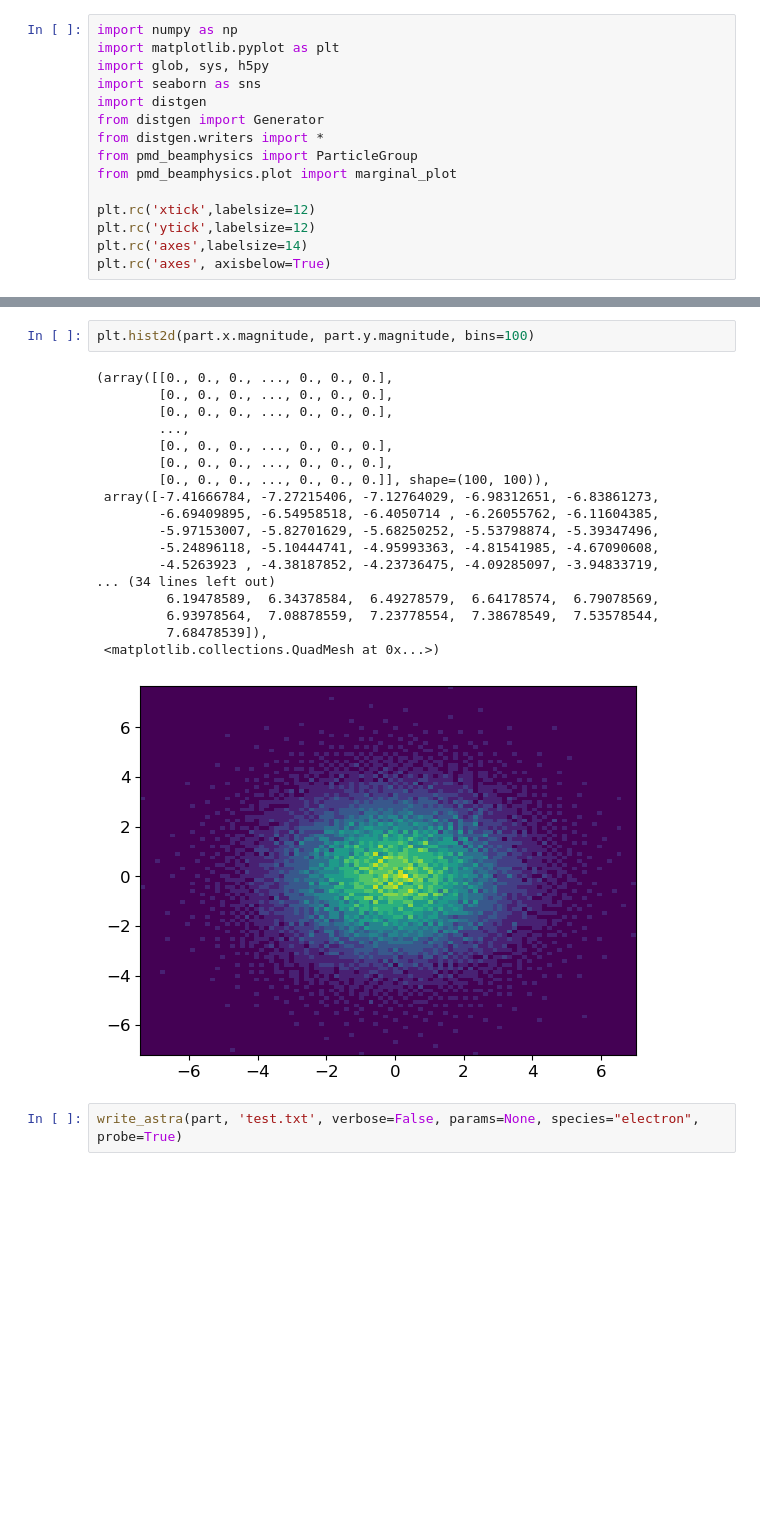
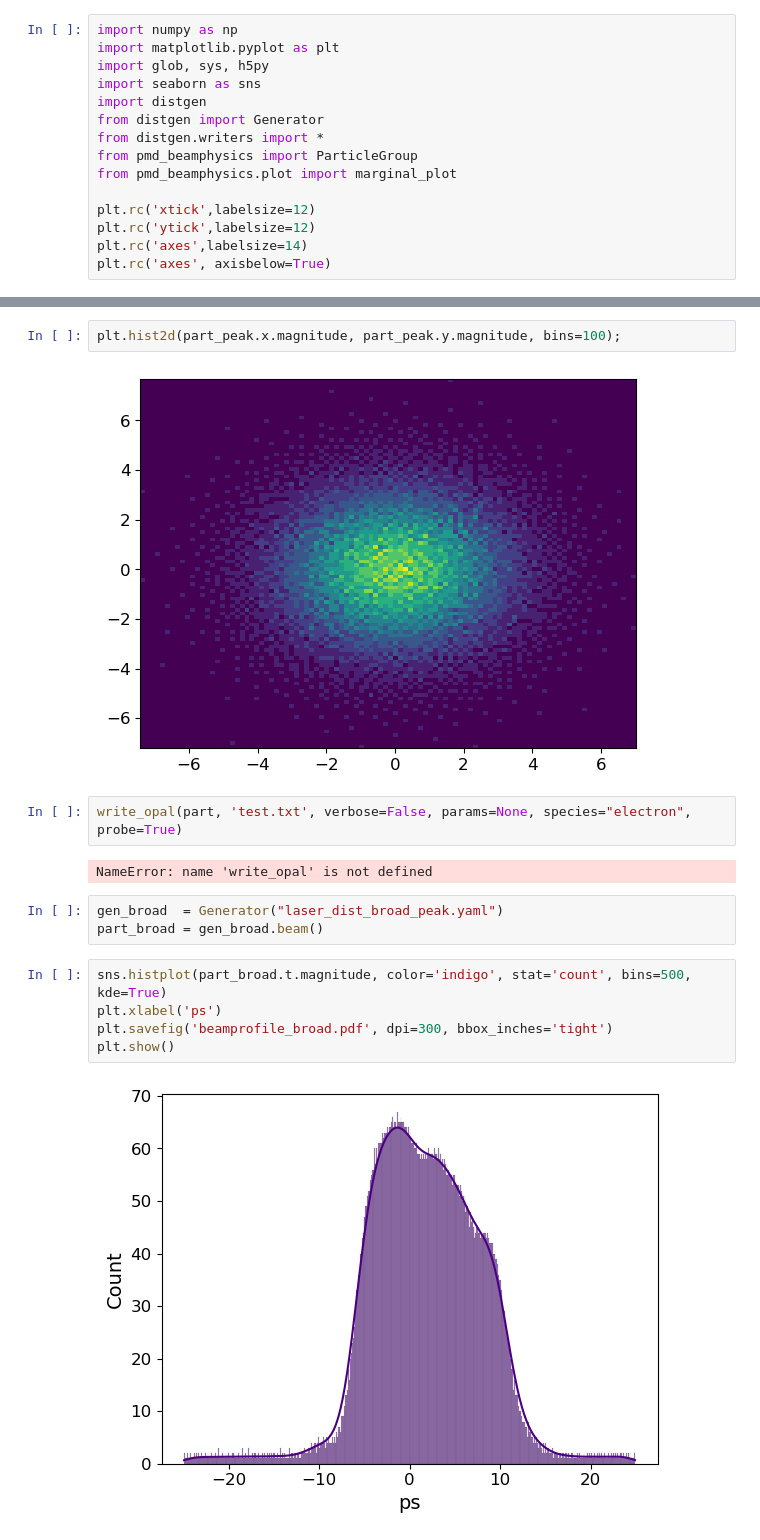
Before and after one commit to slaclab/beam-shaping, a Jupyter notebook: md2025/distributions/test_dist.ipynb, the cells around one changed output, grey strips where cells are left out. Saved outputs shown, nothing was run; the diff lists cells and outputs as text; blank space fills up the shorter version.

```diff
--- a/md2025/distributions/test_dist.ipynb
+++ b/md2025/distributions/test_dist.ipynb
@@ -31,23 +32,18 @@ plt.show()
 # %%
-plt.hist2d(part.x.magnitude, part.y.magnitude, bins=100)
+plt.hist2d(part_peak.x.magnitude, part_peak.y.magnitude, bins=100);
 # %% [output]
-(array([[0., 0., 0., ..., 0., 0., 0.],
-        [0., 0., 0., ..., 0., 0., 0.],
-        [0., 0., 0., ..., 0., 0., 0.],
-        ...,
-        [0., 0., 0., ..., 0., 0., 0.],
-        [0., 0., 0., ..., 0., 0., 0.],
-        [0., 0., 0., ..., 0., 0., 0.]], shape=(100, 100)),
- array([-7.41666784, -7.27215406, -7.12764029, -6.98312651, -6.83861273,
-        -6.69409895, -6.54958518, -6.4050714 , -6.26055762, -6.11604385,
-        -5.97153007, -5.82701629, -5.68250252, -5.53798874, -5.39347496,
-        -5.24896118, -5.10444741, -4.95993363, -4.81541985, -4.67090608,
-        -4.5263923 , -4.38187852, -4.23736475, -4.09285097, -3.94833719,
-... (34 lines left out)
-         6.19478589,  6.34378584,  6.49278579,  6.64178574,  6.79078569,
-         6.93978564,  7.08878559,  7.23778554,  7.38678549,  7.53578544,
-         7.68478539]),
- <matplotlib.collections.QuadMesh at 0x...>)
 [figure]
 # %%
-write_astra(part, 'test.txt', verbose=False, params=None, species="electron", probe=True)
+write_opal(part, 'test.txt', verbose=False, params=None, species="electron", probe=True)
+# %% [output]
+NameError: name 'write_opal' is not defined
+# %%
+gen_broad  = Generator("laser_dist_broad_peak.yaml")
+part_broad = gen_broad.beam()
+# %%
+sns.histplot(part_broad.t.magnitude, color='indigo', stat='count', bins=500, kde=True)
+plt.xlabel('ps')
+plt.savefig('beamprofile_broad.pdf', dpi=300, bbox_inches='tight')
+plt.show()
+# %% [output]
+[figure, added]
```
Also changed, not shown: parts of 3 cells of this notebook, 5 other files.
